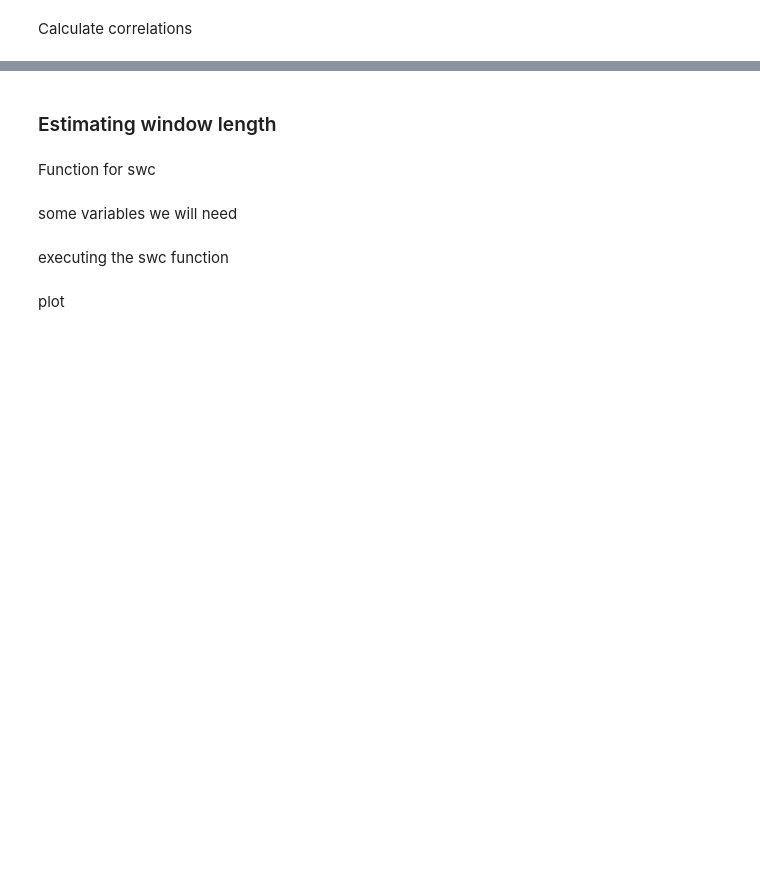
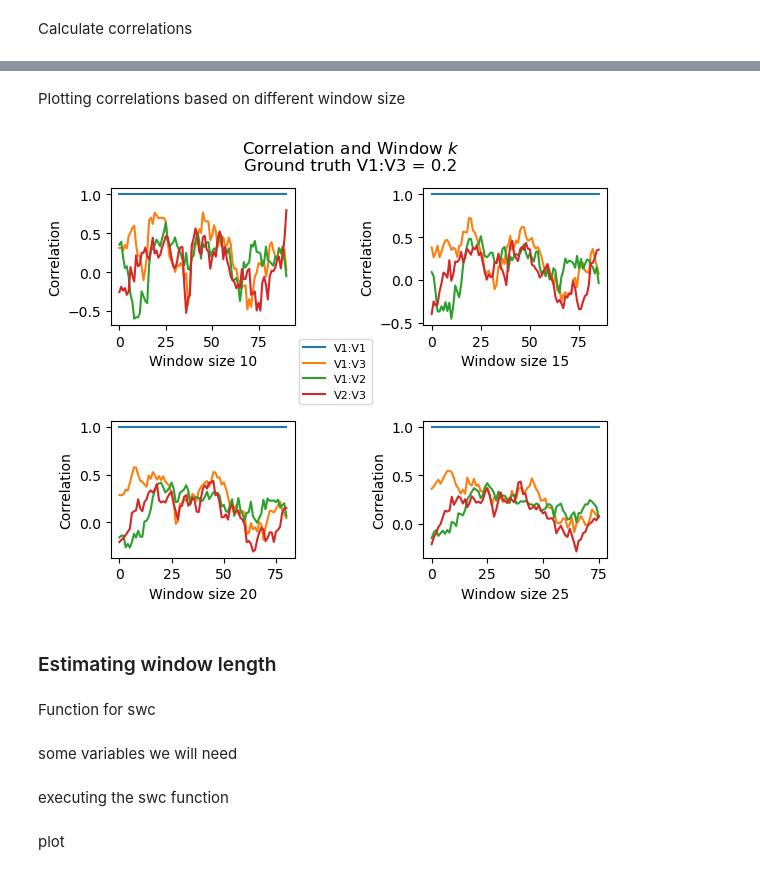
Before and after one commit to w-decker/SNL23_plots, a Jupyter notebook: plotting.ipynb, the cells around one changed output, grey strips where cells are left out. Cells and saved outputs as stored; diff of their text form; code cells hidden in the pictures; blank space fills up the shorter version.

```diff
--- a/plotting.ipynb
+++ b/plotting.ipynb
@@ -109,3 +153,66 @@ fig.savefig('windows.png', dpi=300, bbox_inches='tight')
+# %% [markdown]
+Plotting correlations based on different window size
+# %%
+t = 100
+k = [10, 15, 20, 25]
+fig, ax = plt.subplots(ncols=2, nrows=2)
+
+
+for w in k:
+    # empty object to store correlation matrices for later
+    corr_obj = []
+    for l in range(0, t-w+1, 1):
+        end = l+w
+        window = timeseries[:, l:end]
+
+        # get pearson R for each voxel
+        corrs = np.zeros((voxels, voxels))
+        for i in range(voxels):
+            for j in range(voxels):
+                r, _ = pearsonr(window[i], window[j])
+                corrs[i, j] = r
+
+        corr_obj.append(corrs)
+
+
+    # append correlations to some objects
+    v1_v1 = []
+    v1_v3 = []
+    v1_v2 = []
+    v2_v3 = []
+    for i in range(len(corr_obj)):
+        v1_v1.append(corr_obj[i][0][0])
+        v1_v3.append(corr_obj[i][0][2])
+        v1_v2.append(corr_obj[i][0][1])
+        v2_v3.append(corr_obj[i][1][2])
+
+    # Grabbing k for the plot
+    ax_row = (k.index(w)) // 2
+    ax_col = (k.index(w)) % 2
+
+    # plotting
+    ax[ax_row, ax_col].plot(v1_v1, label='V1:V1')
+    ax[ax_row, ax_col].plot(v1_v3, label='V1:V3')
+    ax[ax_row, ax_col].plot(v1_v2, label='V1:V2')
+    ax[ax_row, ax_col].plot(v2_v3, label='V2:V3')
+
+
+# Add labels and legend
+for i in range(2):
+    for j in range(2):
+        ax[i, j].set_xlabel(f'Window size {k[i*2 +j] }')
+        ax[i, j].set_ylabel('Correlation')
+
+# add some more things to plot
+fig.subplots_adjust(hspace=0.7, wspace=0.7)
+handles, labels = plt.gca().get_legend_handles_labels()
+fig.legend(handles, labels, loc=(0.45, 0.43), fontsize=8)
+
+fig.suptitle(f'Correlation and Window $k$\nGround truth V1:V3 = 0.2')
+
+fig.savefig('corrswindsize.png', dpi=300)
+# %% [output]
+[figure, added]
 # %% [markdown]
 ### Estimating window length
 # %% [markdown]
```
Also changed, not shown: parts of 24 cells of this notebook.
